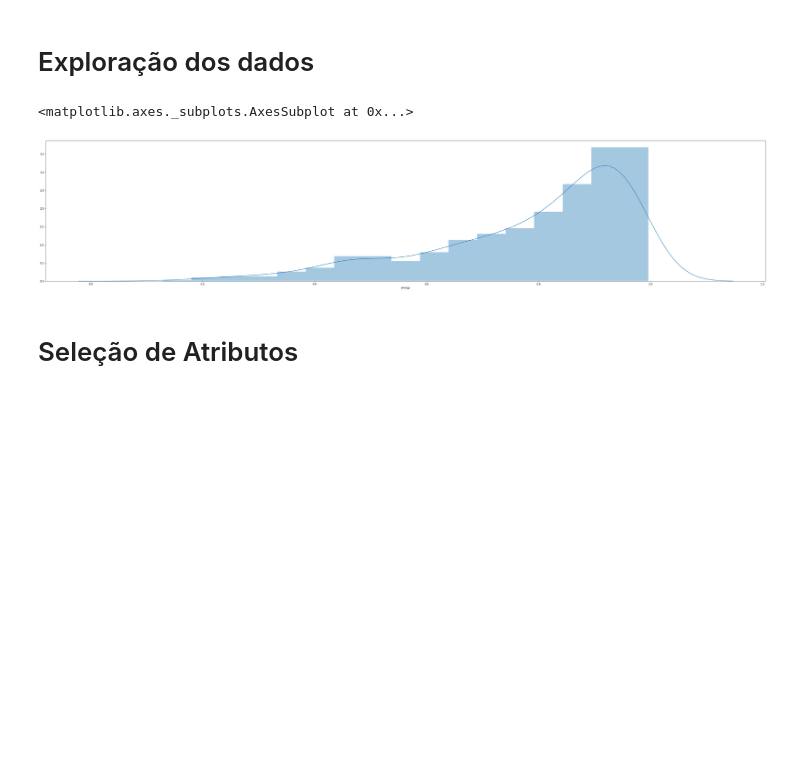
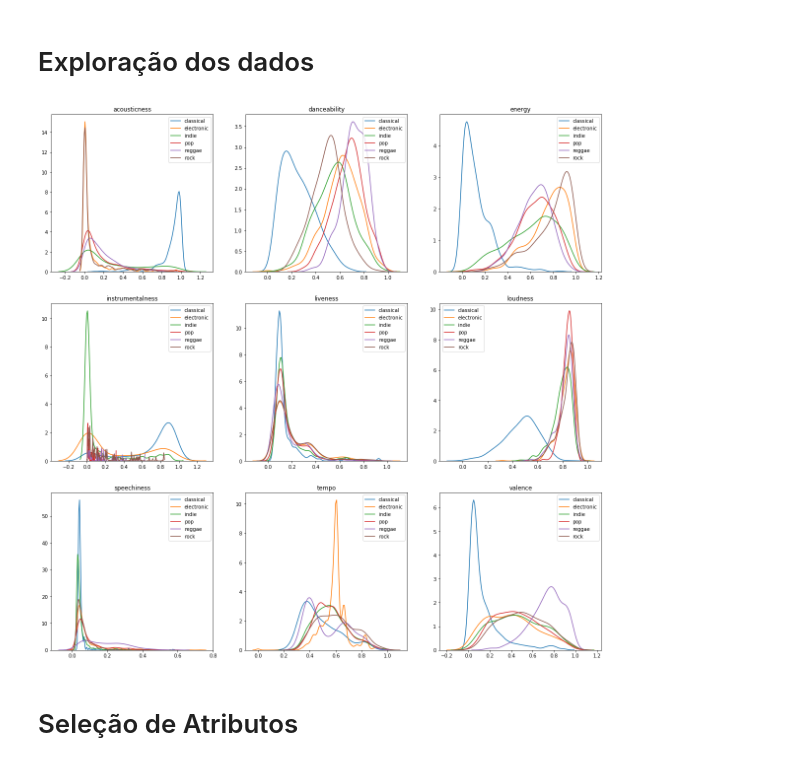
Before and after one commit to Thiagolink/Classificador-de-M-sicas, a Jupyter notebook: Untitled.ipynb, the cells around one changed output. Saved outputs shown, nothing was run; the diff lists cells and outputs as text; code cells hidden in the pictures; blank space fills up the shorter version.

```diff
--- a/Untitled.ipynb
+++ b/Untitled.ipynb
@@ -91,10 +92,22 @@ memory usage: 382.1+ KB
 # %% [markdown]
 # Exploração dos dados
-# %%
-sns.kdeplot(df[df['genero'] == 'rock']['energy'])
-# %% [output]
-<matplotlib.axes._subplots.AxesSubplot at 0x...>
-[figure, removed]
+# %%
+f, axes = plt.subplots(3, 3, figsize=(20, 20))
+
+count1 = 0
+count2 = 0
+
+for j, a in zip(df.drop(labels=['genero','duration_ms'], axis=1), range(12)):
+    if a != 0:
+        if a%3==0:
+            count2 += 1
+            count1 = 0
+    for i in df['genero'].unique():
+        sns.kdeplot(df[df['genero'] == i][j], label=i, ax=axes[count2, count1])
+        axes[count2, count1].set_title(j)
+    count1 += 1
+# %% [output]
+[figure, added]
 # %% [markdown]
 # Seleção de Atributos
 # %% [markdown]
```
Also changed, not shown: parts of 3 cells of this notebook.
